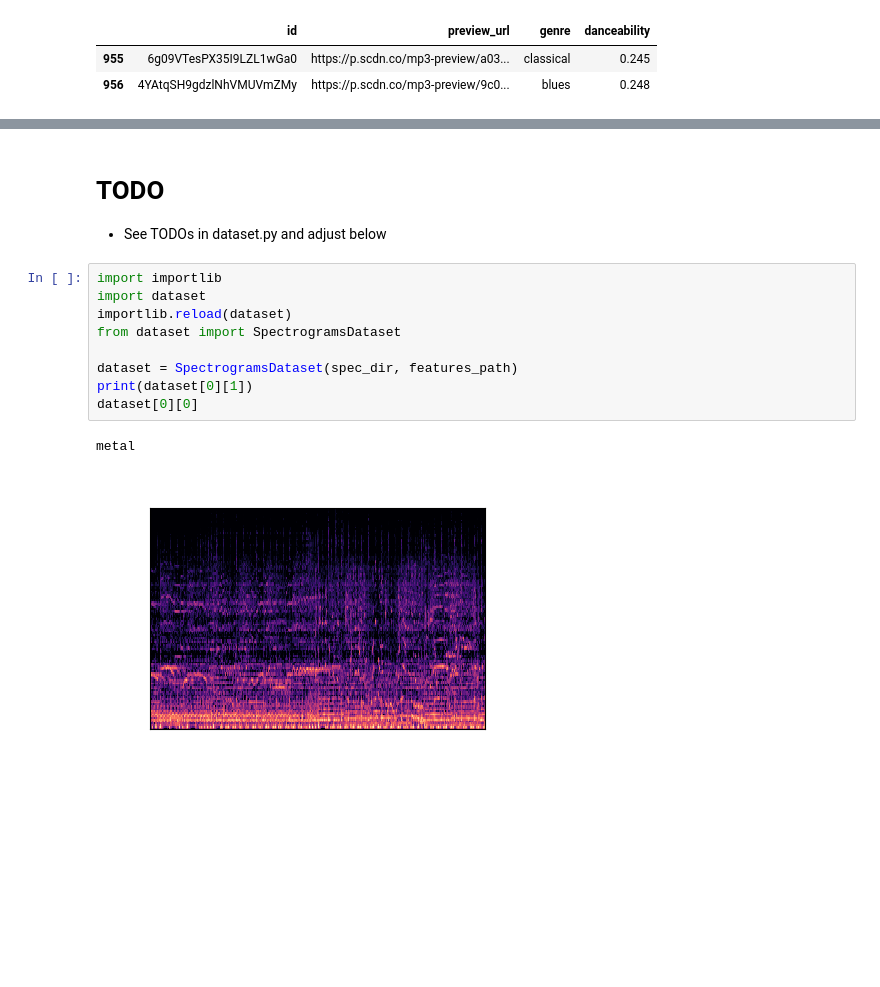
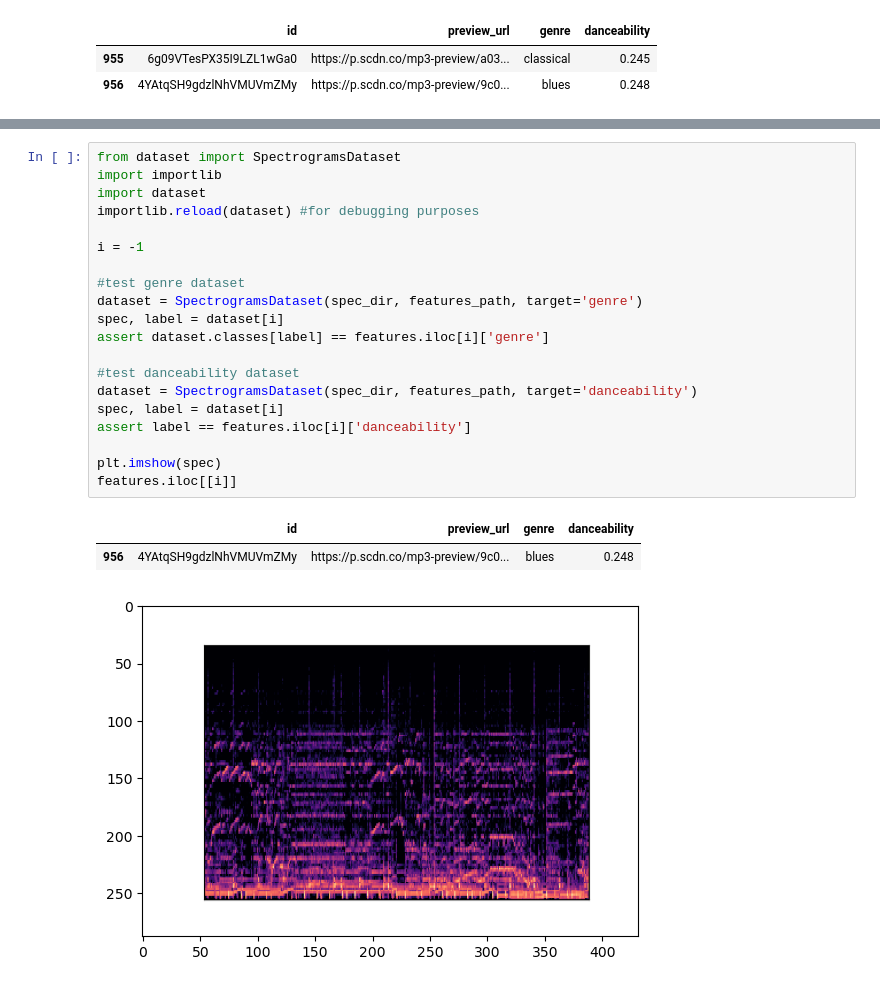
Before and after one commit to MadelineKelly196/Spectrofy, a Jupyter notebook: data_collection.ipynb, the cells around one changed output, grey strips where cells are left out. Saved outputs shown, nothing was run; the diff lists cells and outputs as text; blank space fills up the shorter version.

```diff
--- a/data_collection.ipynb
+++ b/data_collection.ipynb
@@ -139,19 +139,27 @@ with Parallel(n_jobs=-1, verbose=2) as parallel:
 [Parallel(n_jobs=-1)]: Done 357 tasks      | elapsed:  1.4min
 [Parallel(n_jobs=-1)]: Done 640 tasks      | elapsed:  2.3min
 [Parallel(n_jobs=-1)]: Done 957 out of 957 | elapsed:  3.2min finished
-# %% [markdown]
-# TODO
-
-- See TODOs in dataset.py and adjust below
 # %%
+from dataset import SpectrogramsDataset
 import importlib
 import dataset
-importlib.reload(dataset)
-from dataset import SpectrogramsDataset
+importlib.reload(dataset) #for debugging purposes
 
-dataset = SpectrogramsDataset(spec_dir, features_path)
-print(dataset[0][1])
-dataset[0][0]
+i = -1
+
+#test genre dataset
+dataset = SpectrogramsDataset(spec_dir, features_path, target='genre')
+spec, label = dataset[i]
+assert dataset.classes[label] == features.iloc[i]['genre']
+
+#test danceability dataset
+dataset = SpectrogramsDataset(spec_dir, features_path, target='danceability')
+spec, label = dataset[i]
+assert label == features.iloc[i]['danceability']
+
+plt.imshow(spec)
+features.iloc[[i]]
 # %% [output]
-metal
+|  | id | preview_url | genre | danceability |
+| 956 | 4YAtqSH9gdzlNhVMUVmZMy | https://p.scdn.co/mp3-preview/9c0... | blues | 0.248 |
-[figure, old version]
+[figure, new version]
```
Also changed, not shown: parts of 2 cells of this notebook, 1 other file.
